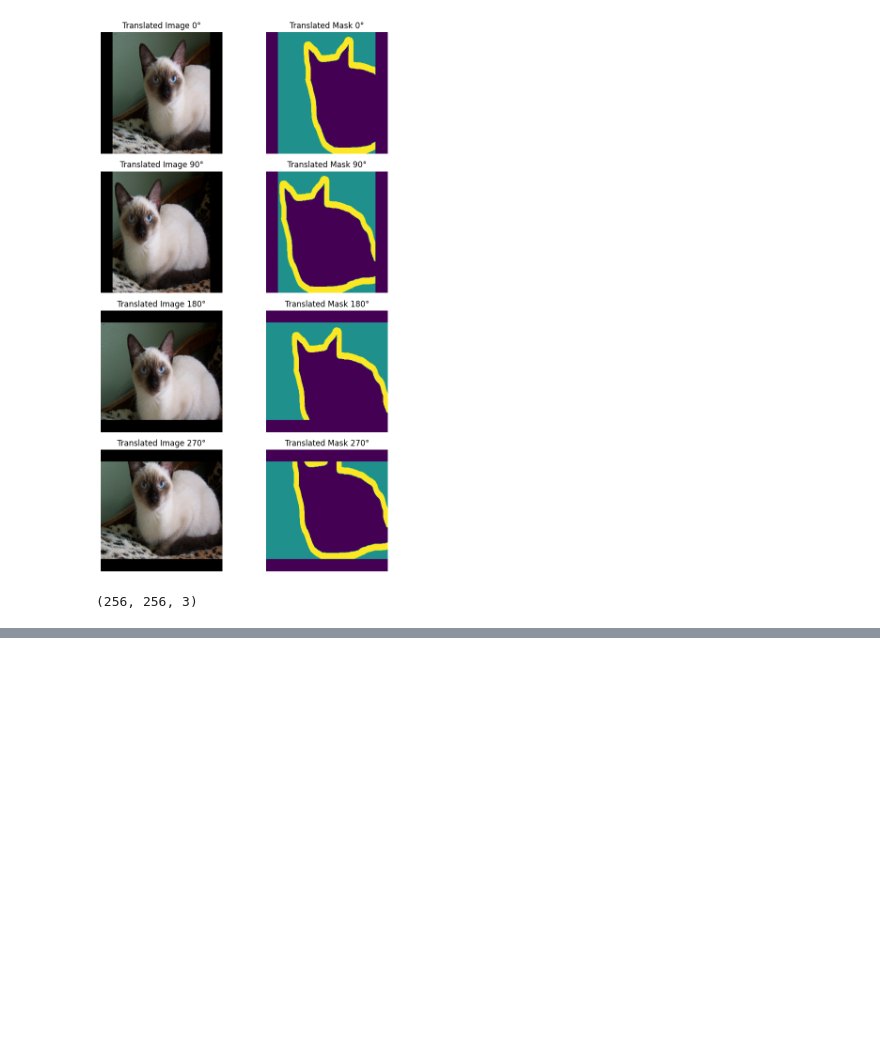
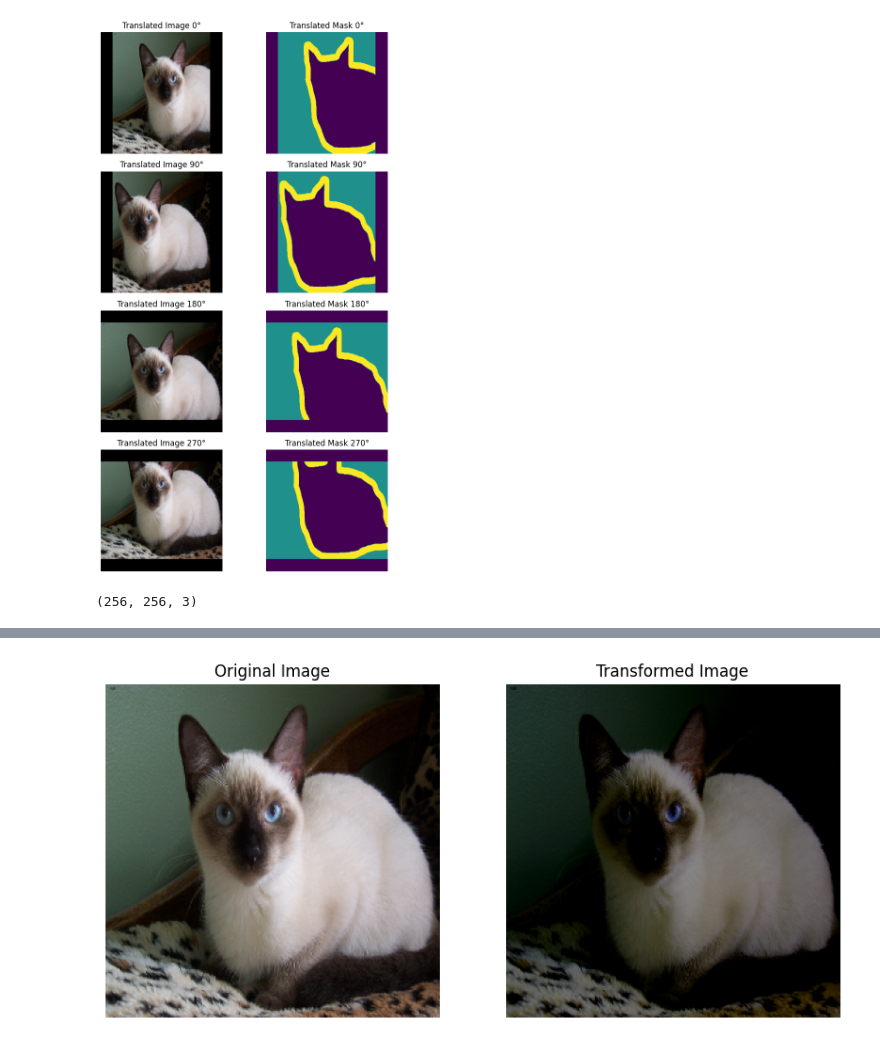
Before and after one commit to vidiasgiannis/CV_Segmentation_Mask_Modelling, a Jupyter notebook: src/RealDataLoader.ipynb, the cells around one changed output, grey strips where cells are left out. Cells and saved outputs as stored; diff of their text form; code cells hidden in the pictures; blank space fills up the shorter version.

```diff
--- a/src/RealDataLoader.ipynb
+++ b/src/RealDataLoader.ipynb
@@ -196,0 +209,3 @@ plt.show()
+# %%
+jittered_images = apply_color_jitter(sample_image, brightness=0.4, contrast=0.4, saturation=0.2, hue=0.1)
+print(jittered_images)
@@ -196,0 +230,12 @@ plt.show()
+# %%
+fig, axes = plt.subplots(1, 2, figsize=(10, 5))
+axes[0].imshow(sample_image)
+axes[0].set_title('Original Image')
+axes[0].axis('off')  # Hide axes ticks
+
+axes[1].imshow(jittered_images)
+axes[1].set_title('Transformed Image')
+axes[1].axis('off')  # Hide axes ticks
+
+plt.show()
+# %% [output]
@@ -196,0 +243 @@ plt.show()
+[figure, added]
```
Also changed, not shown: parts of 14 cells of this notebook, 3 other files.
